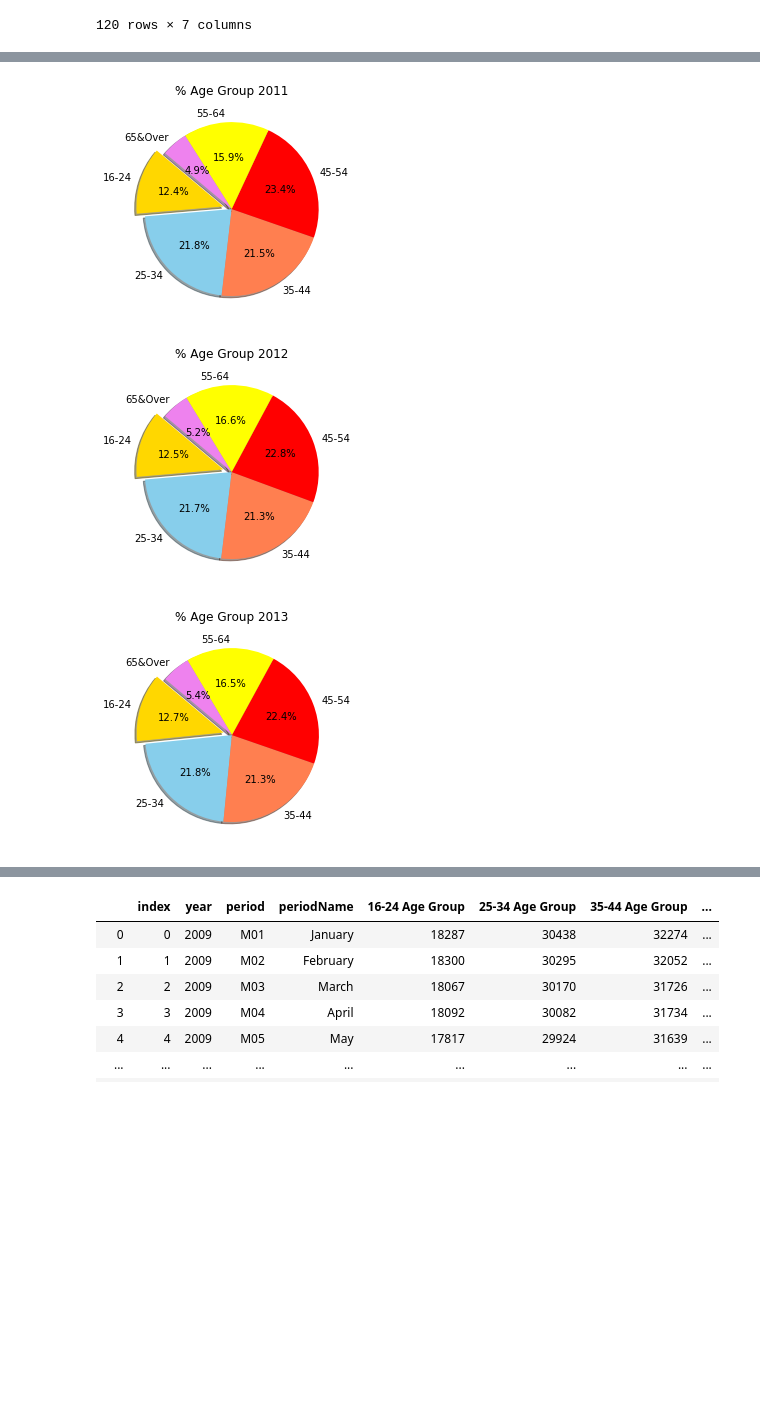
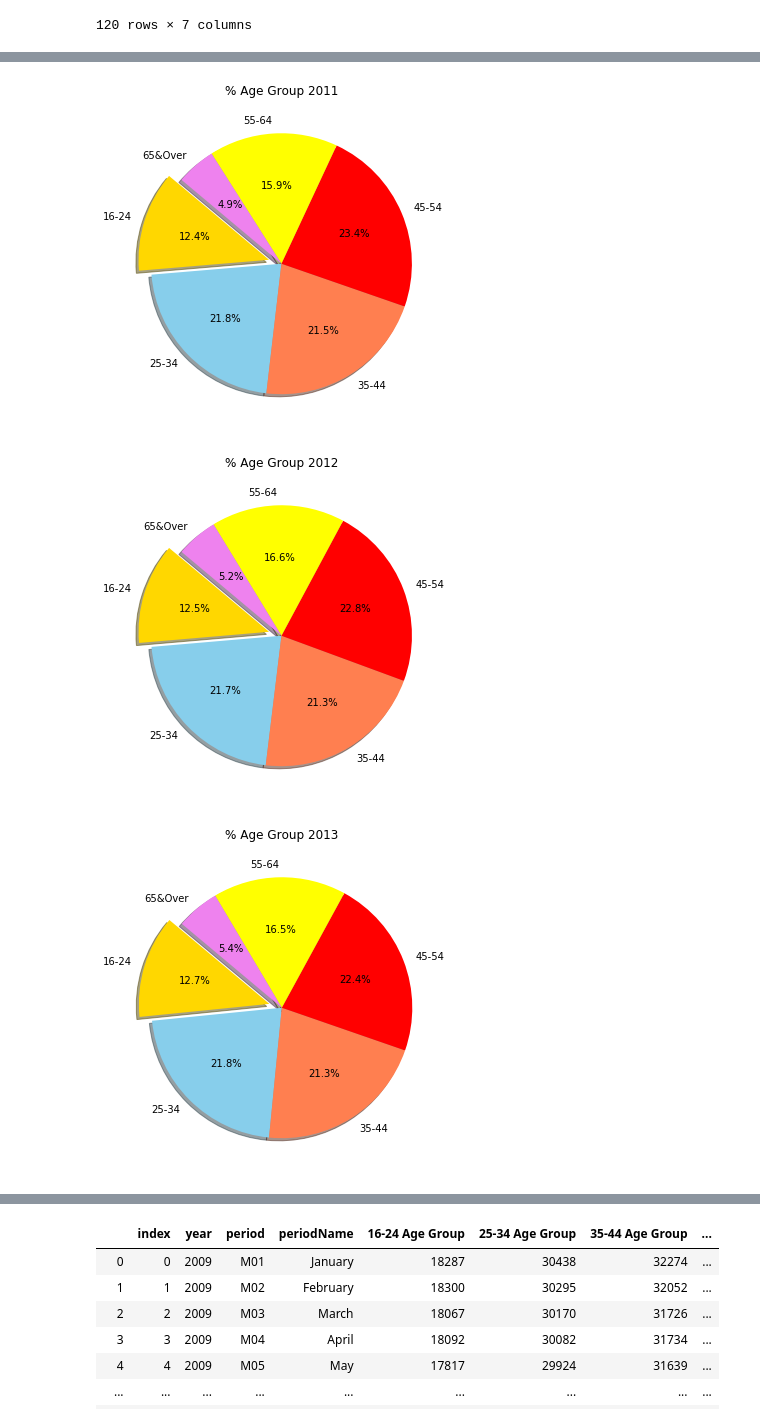
Before and after one commit to soraerae/Project-01-Employment-Data, a Jupyter notebook: job_age_csv.ipynb, the cells around one changed output, grey strips where cells are left out. Saved outputs shown, nothing was run; the diff lists cells and outputs as text; code cells hidden in the pictures; blank space fills up the shorter version.

```diff
--- a/job_age_csv.ipynb
+++ b/job_age_csv.ipynb
@@ -173,18 +180,20 @@ plt.show()
 # %%
+plt.figure(figsize=(12,6))
 age_groups = ['16-24', '25-34', '35-44', '45-54', '55-64', '65&Over']
 employed = [17546, 30765, 30356, 32940, 22485, 6893]
 colors = ['gold', 'skyblue', 'coral', 'red', 'yellow', 'violet']
 explode = [0.1, 0, 0, 0, 0, 0]
 plt.pie(employed, explode=explode, labels=age_groups, colors=colors,
         autopct="%1.1f%%", shadow=True, startangle=140)
 plt.title('% Age Group 2011')
 
 plt.savefig('pct_agegroup_2011.png')
 
 plt.show()
 # %% [output]
-[figure, old version]
+[figure, new version]
 # %%
+plt.figure(figsize=(12,6))
 age_groups = ['16-24', '25-34', '35-44', '45-54', '55-64', '65&Over']
 employed = [17887, 31139, 30548, 32675, 23739, 7412]
 colors = ['gold', 'skyblue', 'coral', 'red', 'yellow', 'violet']
@@ -197,8 +206,9 @@ plt.savefig('pct_agegroup_2012.png')
 
 plt.show()
 # %% [output]
-[figure, old version]
+[figure, new version]
 # %%
+plt.figure(figsize=(12,6))
 age_groups = ['16-24', '25-34', '35-44', '45-54', '55-64', '65&Over']
 employed = [18394, 31622, 30766, 32371, 23862, 7748]
 colors = ['gold', 'skyblue', 'coral', 'red', 'yellow', 'violet']
@@ -211,5 +221,5 @@ plt.savefig('pct_agegroup_2013.png')
 
 plt.show()
 # %% [output]
-[figure, old version]
+[figure, new version]
 # %%
```
Also changed, not shown: parts of 10 cells of this notebook, 12 other files.
